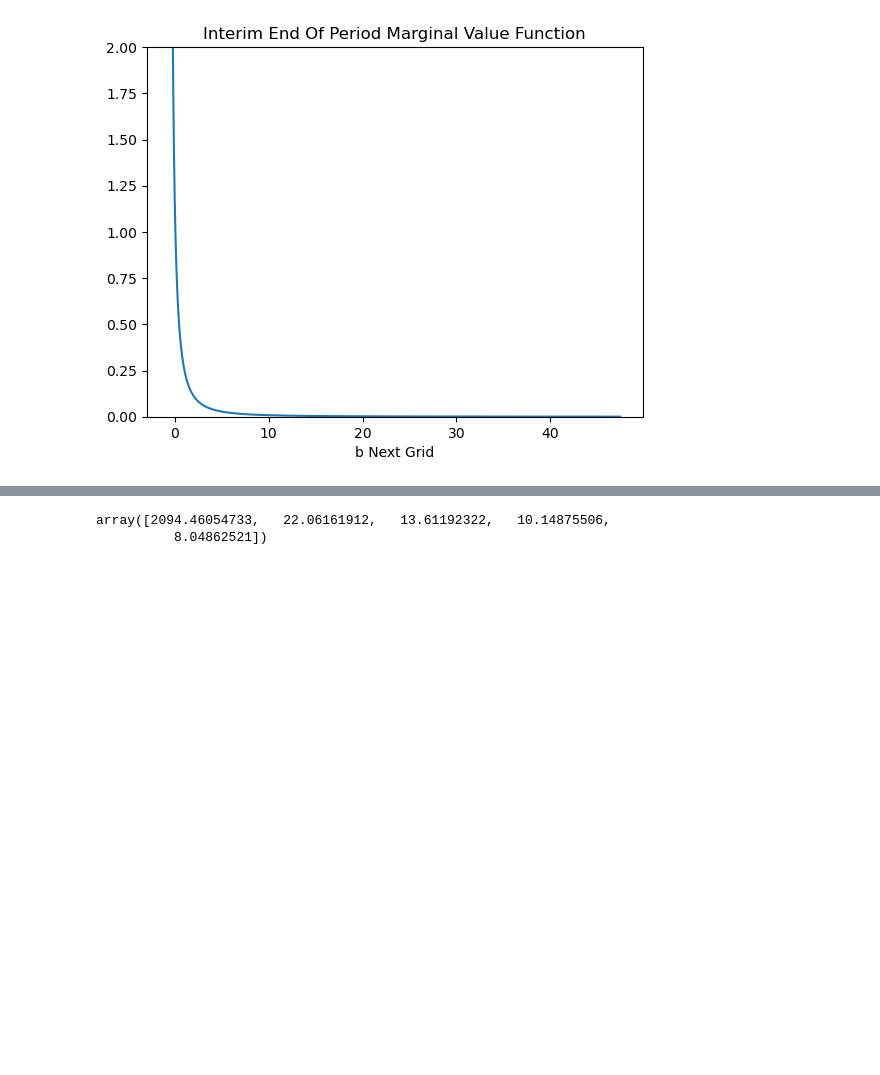
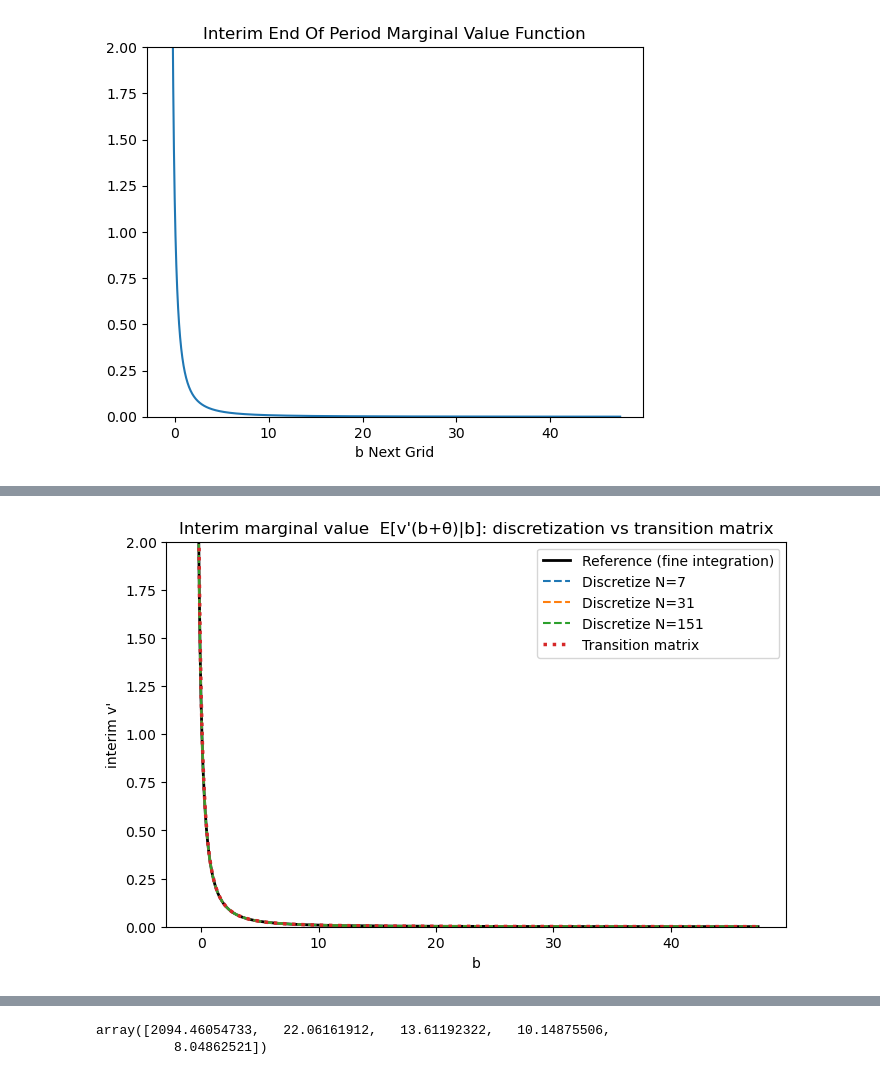
Before and after one commit to AMonninger/DCEGM_Search, a Jupyter notebook: BackgroundInformation/Test_Integration_IndShock_Versions_Unemp.ipynb, the cells around one changed output, grey strips where cells are left out. Drawn from its saved outputs; the diff is of its cells as text; code cells hidden in the pictures; blank space fills up the shorter version.

Commit message:
Added transitionmatrix experiments

```diff
--- a/BackgroundInformation/Test_Integration_IndShock_Versions_Unemp.ipynb
+++ b/BackgroundInformation/Test_Integration_IndShock_Versions_Unemp.ipynb
@@ -477,0 +490,91 @@ plt.ylim([0.0, 2.0])
+# %%
+### Compare discretization (N = 7, 31, 151) with the transition-matrix method
+### for the interim marginal value over the transitory shock, E[v'(b + theta) | b].
+
+# --- Fine reference density of the transitory shock (same mixture as the transition matrix) ---
+theta_fine = np.linspace(1e-6, 8.0, 40001)
+pdf_fine = mixture_pdf(theta_fine)
+
+# The transition matrix can only represent next-period resources m = b + theta that fall
+# inside the tabulated mGrid; probability mass mapping outside [mMin, mMax] is dropped and
+# each row is renormalized. To isolate the *integration weighting* error (the thing the
+# Delta-m fix addresses) from this common truncation, the reference and the discretization
+# below truncate theta to the same valid m-window and renormalize in exactly the same way.
+mMin, mMax = mGrid.min(), mGrid.max()
+
+def interm_vP_reference(bvals):
+    """E[v'(b+theta) | b+theta in [mMin,mMax]] via fine trapezoidal integration."""
+    out = np.empty(len(bvals), dtype=float)
+    for i, b in enumerate(bvals):
+        m = b + theta_fine
+        mask = (m >= mMin) & (m <= mMax)
+        if mask.sum() < 2:
+            out[i] = np.nan
+            continue
+        num = np.trapz(vPfuncNext(m[mask]) * pdf_fine[mask], theta_fine[mask])
+        den = np.trapz(pdf_fine[mask], theta_fine[mask])
+        out[i] = num / den
+    return out
+
+def discretize_mixture(N):
+    """Equiprobable N-node discretization of the transitory-shock mixture."""
+    cdf = np.concatenate(([0.0],
+        np.cumsum(0.5 * (pdf_fine[1:] + pdf_fine[:-1]) * np.diff(theta_fine))))
+    cdf = cdf / cdf[-1]
+    q = (np.arange(N) + 0.5) / N
+    nodes = np.interp(q, cdf, theta_fine)      # equiprobable node locations
+    weights = np.full(N, 1.0 / N)
+    return nodes, weights
+
+def interm_vP_discretized(bvals, N):
+    nodes, weights = discretize_mixture(N)
+    out = np.empty(len(bvals), dtype=float)
+    for i, b in enumerate(bvals):
+        m = b + nodes
+        mask = (m >= mMin) & (m <= mMax)
+        w = weights[mask]
+        if w.sum() == 0:
+            out[i] = np.nan
+            continue
+        out[i] = np.sum(w * vPfuncNext(m[mask])) / w.sum()
+    return out
+
+# --- Transition-matrix method (uses updateBM_TranMatrix_withUnemp defined above) ---
+probGrid_cmp = updateBM_TranMatrix_withUnemp(TranShk, UnempPrb, IncUnemp, IncUnemp_Std, bGrid, mGrid)
+interm_vP_tm = probGrid_cmp @ vPfuncNext(mGrid)
+
+# --- Evaluate all methods on bGrid ---
+disc_counts = [7, 31, 151]
+ref = interm_vP_reference(bGrid)
+disc = {N: interm_vP_discretized(bGrid, N) for N in disc_counts}
+
+# --- Plot ---
+plt.figure(figsize=(8, 5))
+plt.plot(bGrid, ref, 'k', lw=2, label='Reference (fine integration)')
+for N in disc_counts:
+    plt.plot(bGrid, disc[N], '--', label=f'Discretize N={N}')
+plt.plot(bGrid, interm_vP_tm, ':', lw=2.5, color='tab:red', label='Transition matrix')
+plt.title("Interim marginal value  E[v'(b+θ)|b]: discretization vs transition matrix")
+plt.xlabel('b')
+plt.ylabel("interim v'")
+plt.ylim([0.0, 2.0])
+plt.legend()
+plt.show()
+
+# --- Accuracy table (absolute deviation vs the fine-integration reference) ---
+# Report over the economically relevant region b >= 0, where the interim marginal value
+# is smooth (very small b sit right at the mMin edge where v' -> inf).
+reg = bGrid >= 0.0
+
+def dev(x):
+    d = np.abs(np.asarray(x) - ref)[reg]
+    return np.nanmean(d), np.nanmax(d)
+
+print(f"{'method':<22}{'mean abs dev':>15}{'max abs dev':>15}   (b >= 0)")
+for N in disc_counts:
+    m, mx = dev(disc[N])
+    print(f"{'Discretize N=' + str(N):<22}{m:>15.3e}{mx:>15.3e}")
+m, mx = dev(interm_vP_tm)
+print(f"{'Transition matrix':<22}{m:>15.3e}{mx:>15.3e}")
+# %% [output]
+[figure, added]
```
Also changed, not shown: parts of 2 cells of this notebook, 18 other files.
